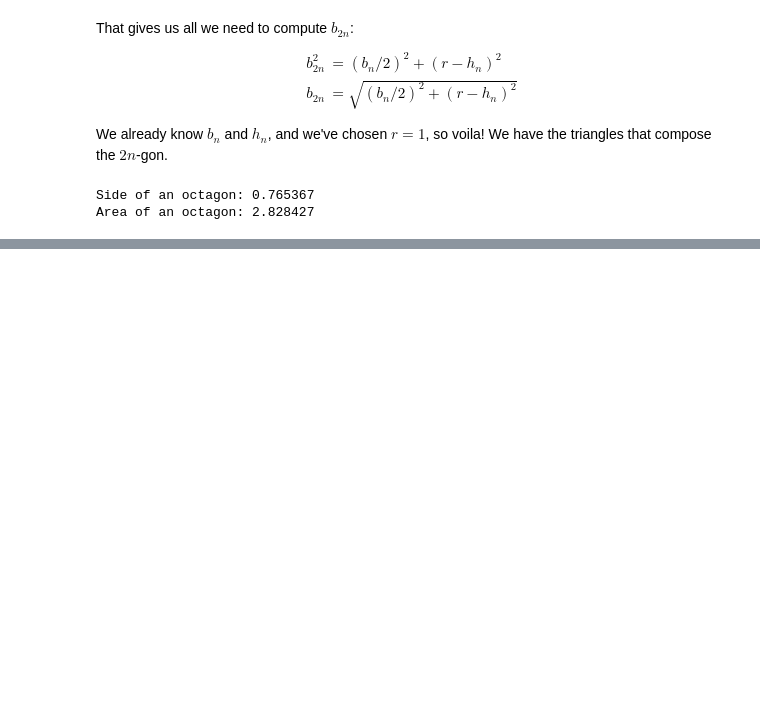
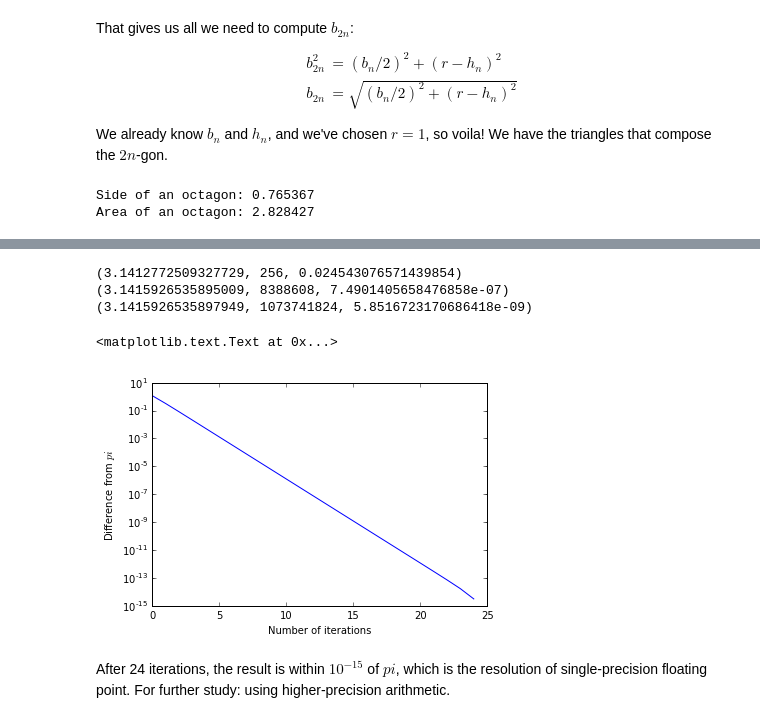
Before and after one commit to vobine/hacks, a Jupyter notebook: Pi2016.ipynb, the cells around one changed output, grey strips where cells are left out. Cells and saved outputs as stored; diff of their text form; code cells hidden in the pictures; blank space fills up the shorter version.

```diff
--- a/Pi2016.ipynb
+++ b/Pi2016.ipynb
@@ -162,0 +173,52 @@ As expected, the area of an inscribed regular octagon ($2.8$) is closer to the a
+# %%
+def polyPi (n, b):
+    """Compute area of n-sided regular polygon inscribed on unit circle with sides length b."""
+    ia, h = isoscelesArea (b, 1)
+    return n * ia, h
+
+def polyPiLoop (n=None, epsilon=0.001):
+    """Compute a polygon approximation to Pi."""
+
+    # Start with a square
+    sides = 4
+    base = np.sqrt (2)
+    previous = 0.0
+    current, h = polyPi (sides, base)
+    while current - previous > epsilon:
+        previous = current
+        base = doublePolygon (base, h)
+        sides *= 2
+        current, h = polyPi (sides, base)
+
+    return current, sides, base
+
+print (polyPiLoop ())
+print (polyPiLoop (epsilon=1.0e-12))
+print (polyPiLoop (epsilon=1.0e-30))
+# %% [output]
+(3.1412772509327729, 256, 0.024543076571439854)
+(3.1415926535895009, 8388608, 7.4901405658476858e-07)
+(3.1415926535897949, 1073741824, 5.8516723170686418e-09)
+# %%
+def convergence (n=25):
+    """Return a vector of estimated values for pi at each iteration."""
+    sides = 4
+    base = np.sqrt (2)
+    estimates = np.zeros (n, dtype=float)
+    for i in range (n):
+        current, h = polyPi (sides, base)
+        estimates[i] = current
+        base = doublePolygon (base, h)
+        sides *= 2
+
+    return estimates
+
+plt.semilogy (np.pi - convergence ())
+plt.xlabel ('Number of iterations')
+plt.ylabel ('Difference from $pi$')
+# %% [output]
+<matplotlib.text.Text at 0x...>
+[figure, added]
+# %% [markdown]
+After 24 iterations, the result is within $10^{-15}$ of $pi$, which is the resolution of single-precision floating point.
+For further study: using higher-precision arithmetic.
```
Also changed, not shown: parts of 3 cells of this notebook.
